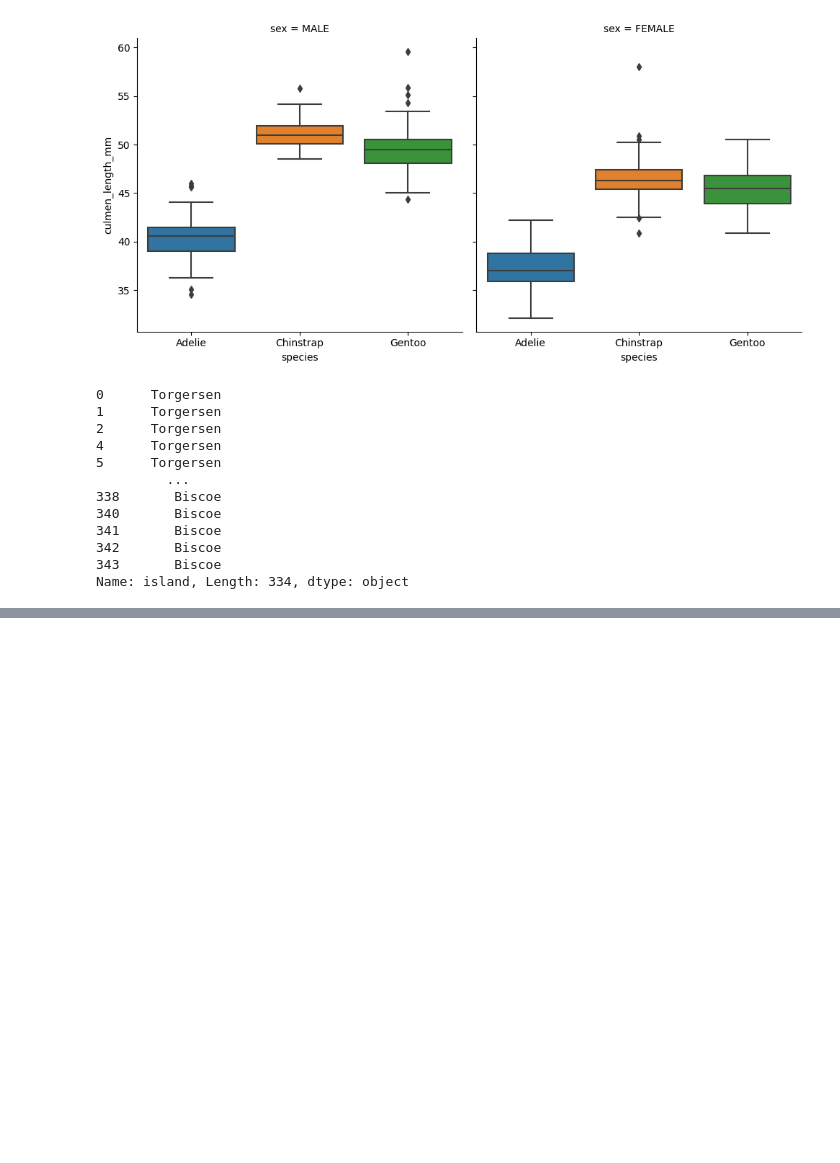
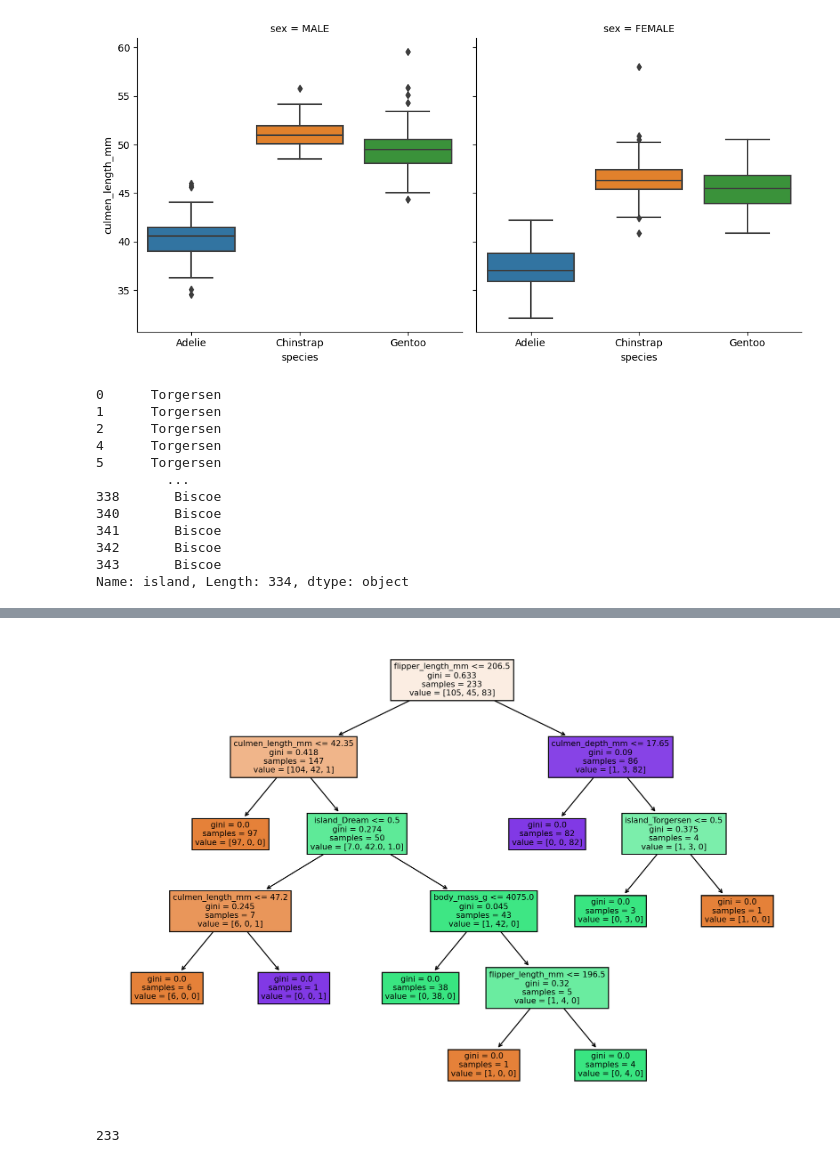
Before and after one commit to drago467/Python-for-Machine-Learning-Data-Science, a Jupyter notebook: 13-Support-Vector-Machines/Coding Decision Tree part 1 Notebook.ipynb, the cells around one changed output, grey strips where cells are left out. Drawn from its saved outputs; the diff is of its cells as text; code cells hidden in the pictures; blank space fills up the shorter version.

Commit message:
decision tree coding

```diff
--- a/13-Support-Vector-Machines/Coding Decision Tree part 1 Notebook.ipynb
+++ b/13-Support-Vector-Machines/Coding Decision Tree part 1 Notebook.ipynb
@@ -170,0 +159,4 @@ X_train, X_test, y_train, y_test = train_test_split(X, y, test_size=0.3, random_
+# %%
+model = DecisionTreeClassifier()
+# %%
+model.fit(X_train, y_train)
@@ -170,0 +227,9 @@ X_train, X_test, y_train, y_test = train_test_split(X, y, test_size=0.3, random_
+# %%
+plt.figure(figsize = (12, 8), dpi = 200)
+plot_tree(model, feature_names = X.columns, filled = True);
+# %% [output]
+[figure, added]
+# %%
+len(X_train)
+# %% [output]
+233
```
Also changed, not shown: parts of 22 cells of this notebook.
